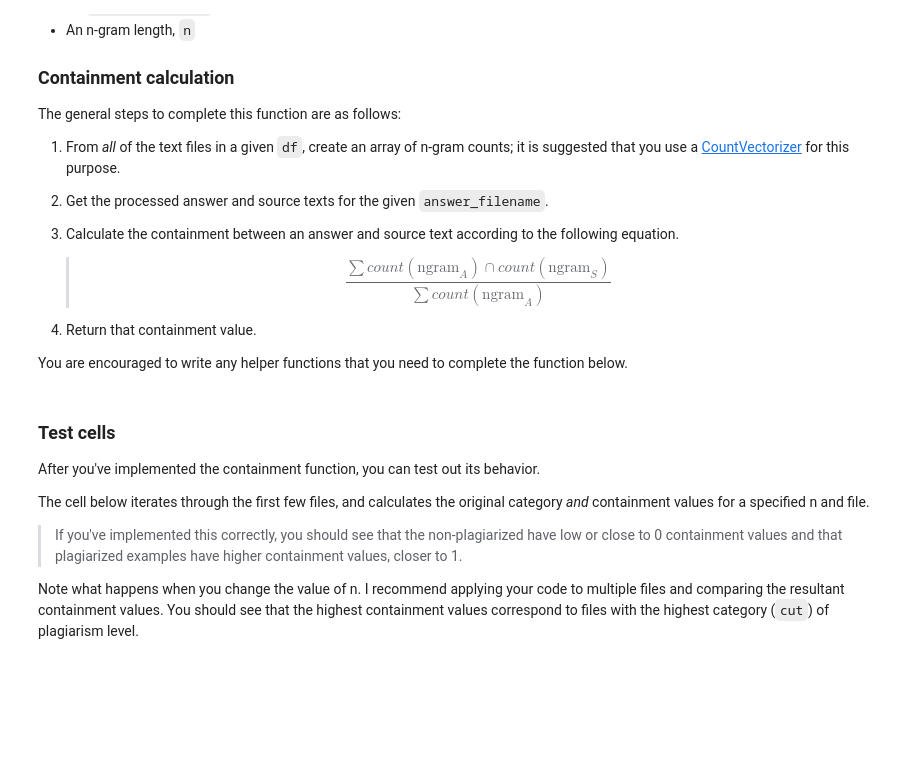
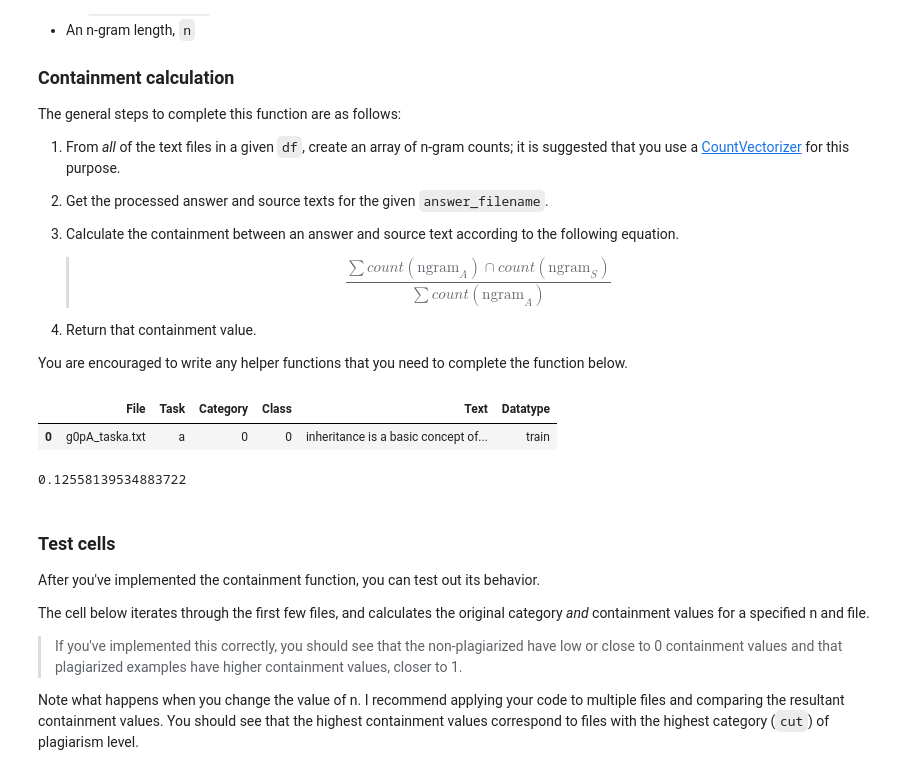
Before and after one commit to nsakenov/plagiarism-detection, a Jupyter notebook: 2_Plagiarism_Feature_Engineering.ipynb, the cells around one changed output. Cells and saved outputs as stored; diff of their text form; code cells hidden in the pictures; blank space fills up the shorter version.

Commit message:
containment funciton test

```diff
--- a/2_Plagiarism_Feature_Engineering.ipynb
+++ b/2_Plagiarism_Feature_Engineering.ipynb
@@ -309,3 +334,10 @@ The general steps to complete this function are as follows:
 4. Return that containment value.
 
 You are encouraged to write any helper functions that you need to complete the function below.
+# %%
+answer_filename = 'g0pA_taska.txt'
+
+complete_df[complete_df.File==answer_filename]
+# %% [output]
+|  | File | Task | Category | Class | Text | Datatype |
+| 0 | g0pA_taska.txt | a | 0 | 0 | inheritance is a basic concept of... | train |
@@ -312,3 +381,8 @@ You are encouraged to write any helper functions that you need to complete the f
+# %%
+containment_val = containment(ngram_array)
+print(containment_val)
+# %% [output]
+0.12558139534883722
 # %%
 # Calculate the ngram containment for one answer file/source file pair in a df
 def calculate_containment(df, n, answer_filename):
```
Also changed, not shown: parts of 6 cells of this notebook.
